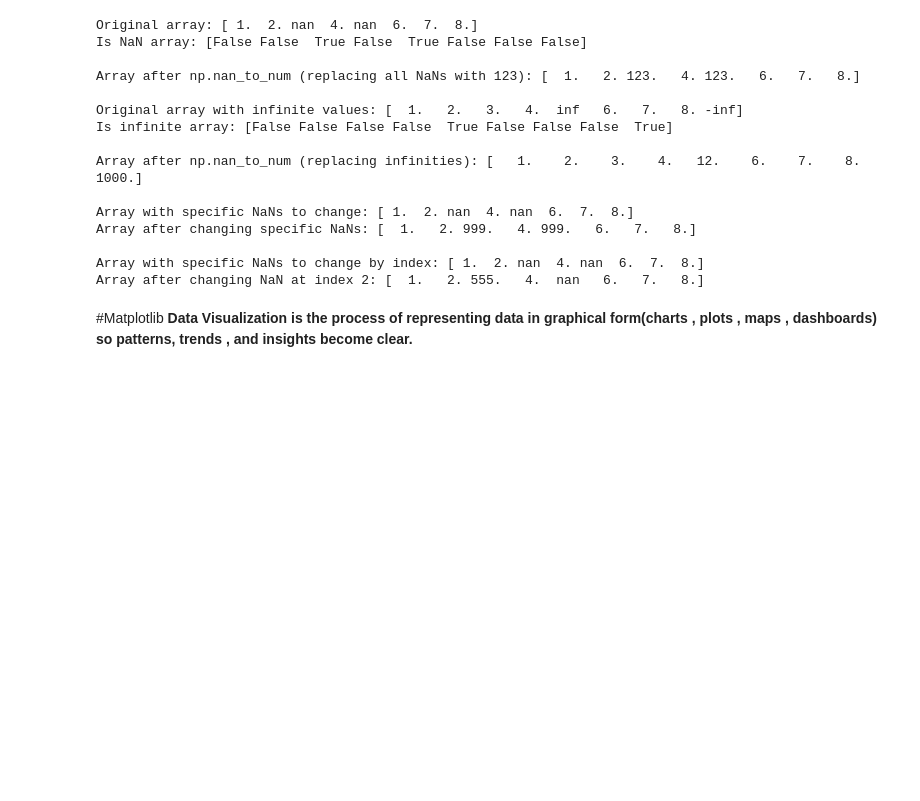
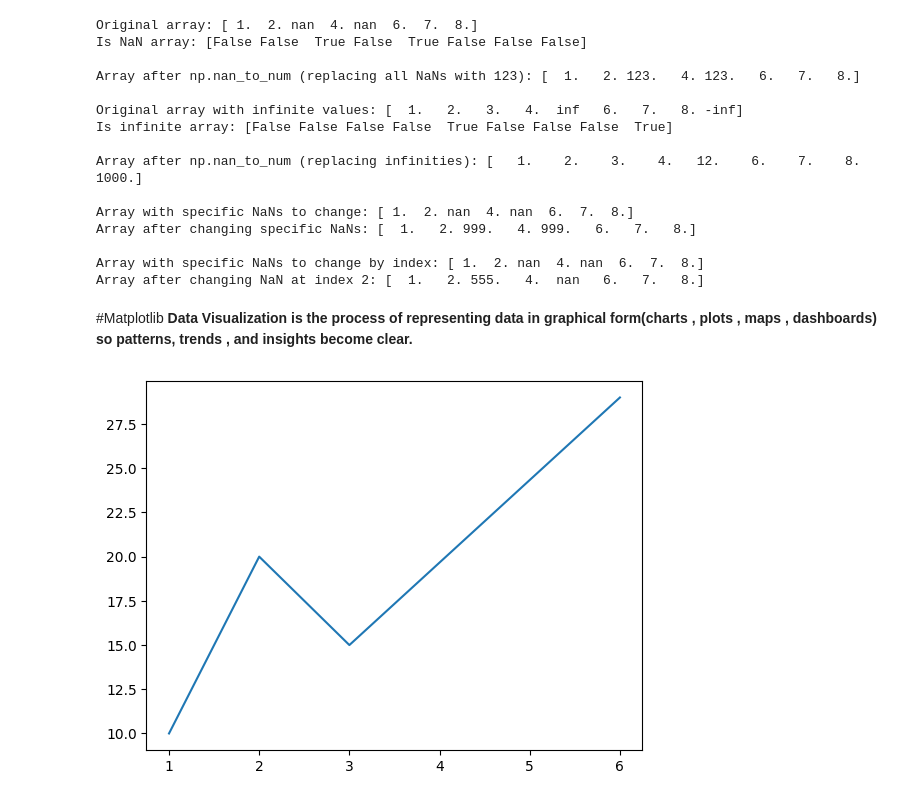
Before and after one commit to Legendkiller9855/Demo, a Jupyter notebook: learning_python_pynb.ipynb, the cells around one changed output. Cells and saved outputs as stored; diff of their text form; code cells hidden in the pictures; blank space fills up the shorter version.

```diff
--- a/learning_python_pynb.ipynb
+++ b/learning_python_pynb.ipynb
@@ -2471,3 +2471,12 @@ Array after changing NaN at index 2: [  1.   2. 555.   4.  nan   6.   7.   8.]
 # %% [markdown]
 #Matplotlib
 **Data Visualization is the process of representing data in graphical form(charts , plots , maps , dashboards) so patterns, trends , and insights become clear.**
+# %%
+import matplotlib.pyplot as plt  #We have imported the matplotlib (whole package) and further we have imported pyplot
+x = [1,2,3,6] #Used to assign values to the X-axis
+y = [10,20,15,29] #Used to assign values to the Y-axis
+#X and Y must have equal number of values.
+plt.plot(x,y) #Will plot a line chart (Always enter values like horizontal , vertical)
+plt.show() #Used  to see the line chart or any graph created
+# %% [output]
+[figure, added]
```
Also changed, not shown: parts of 2 cells of this notebook.
